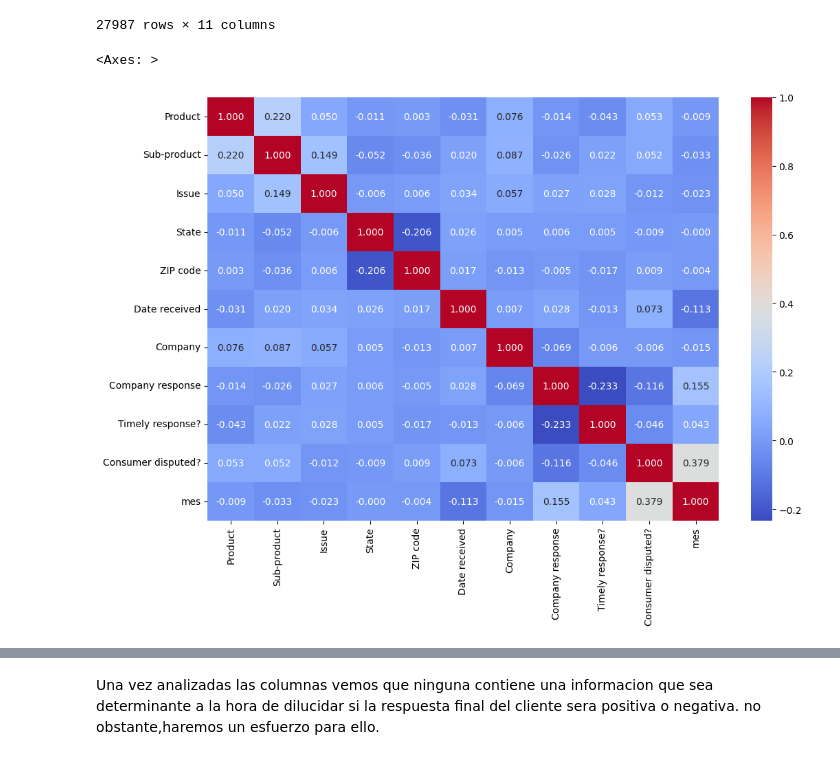
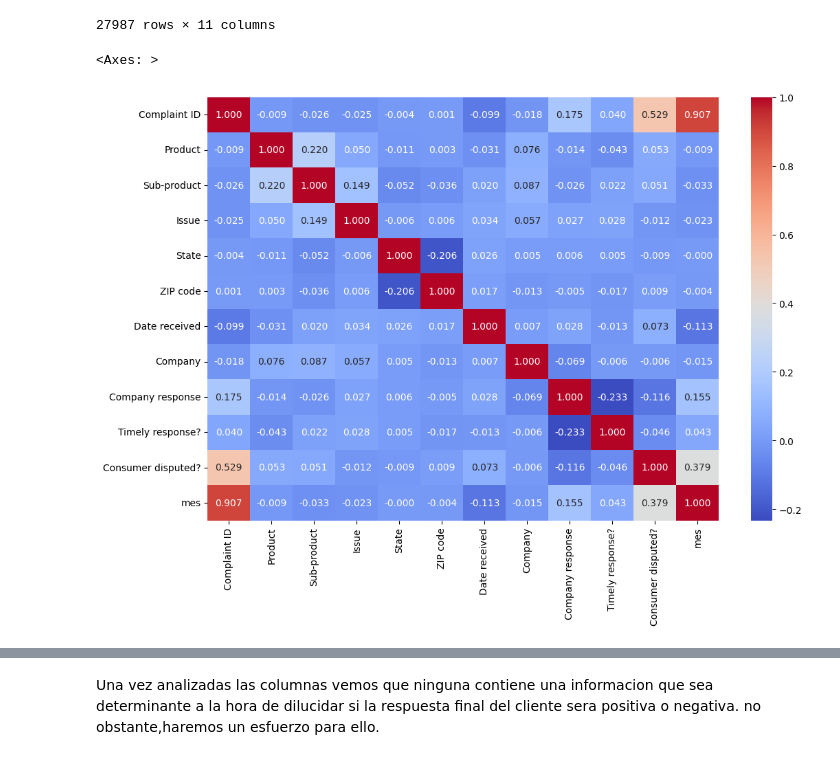
Before and after one commit to velaz589/proyecto_fiinal1, a Jupyter notebook: notebooks/03_Entrenamiento_Evaluacion.ipynb, the cells around one changed output, grey strips where cells are left out. Cells and saved outputs as stored; diff of their text form; code cells hidden in the pictures.

```diff
--- a/notebooks/03_Entrenamiento_Evaluacion.ipynb
+++ b/notebooks/03_Entrenamiento_Evaluacion.ipynb
@@ -58,12 +58,13 @@ df
 27987 rows × 11 columns
 # %%
 import fuentes as ft
+df=ft.preprocessing.transform()[0]
 
 ft.plt.figure(figsize=(12, 8))
 ft.sns.heatmap(df.corr(),annot=True, fmt=".3f", cmap="coolwarm")
 # %% [output]
 <Axes: >
-[figure, old version]
+[figure, new version]
 # %%
 df.corr()
 # %% [output]
```
Also changed, not shown: parts of 6 cells of this notebook.
